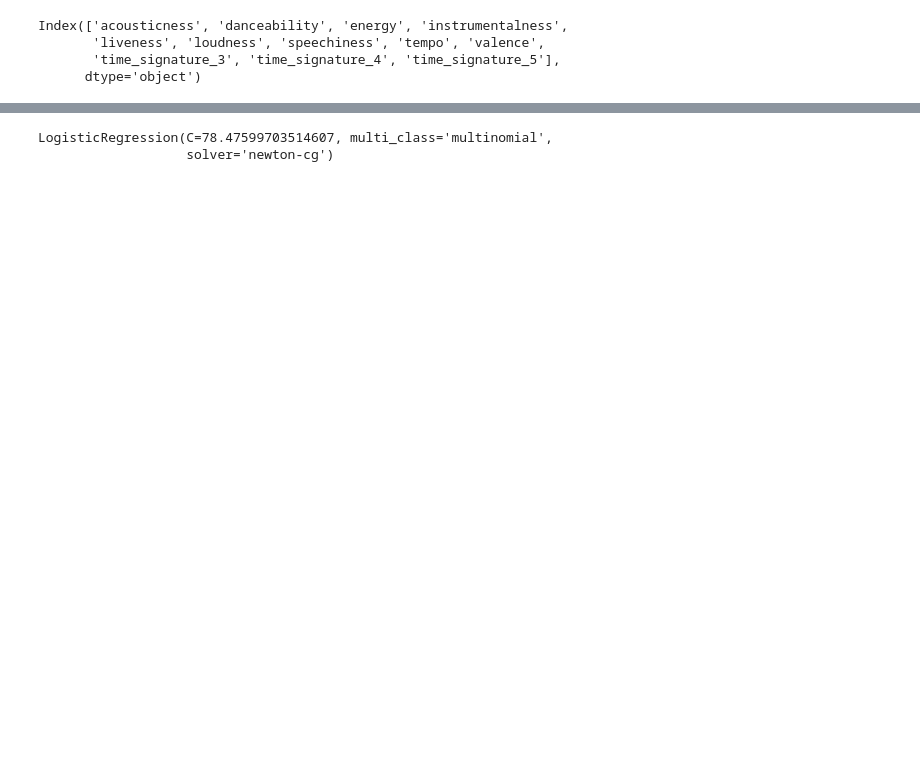
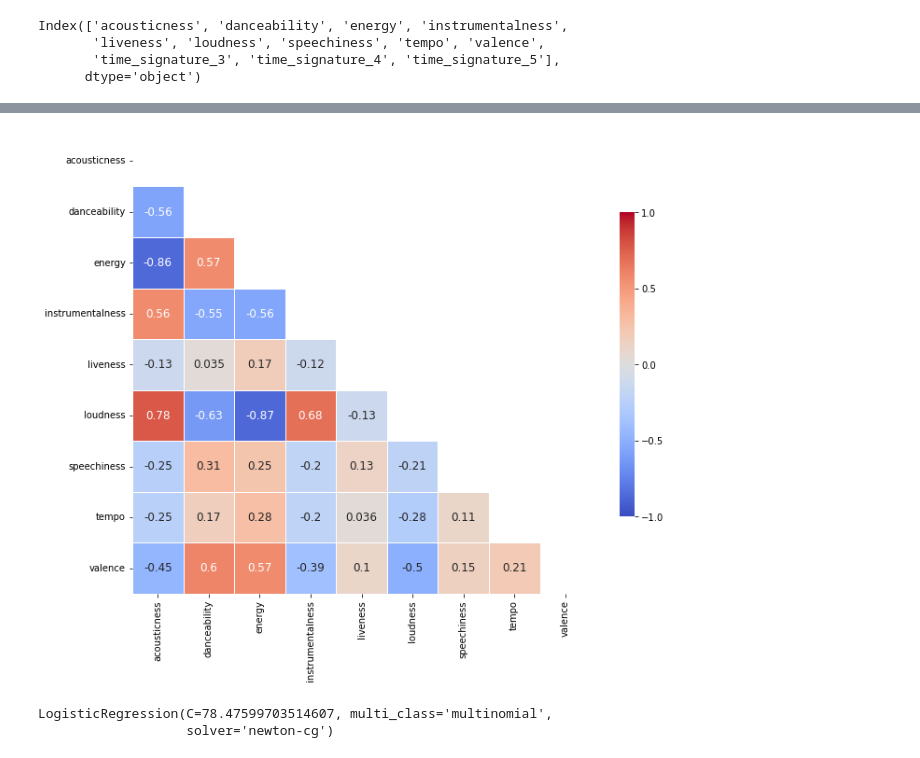
Before and after one commit to plspeziali/spotify-genre-predictor, a Jupyter notebook: spotify-genre-prediction-lr-mlp.ipynb, the cells around one changed output, grey strips where cells are left out. Cells and saved outputs as stored; diff of their text form; code cells hidden in the pictures; blank space fills up the shorter version.

```diff
--- a/spotify-genre-prediction-lr-mlp.ipynb
+++ b/spotify-genre-prediction-lr-mlp.ipynb
@@ -208,3 +246,7 @@ corr_heatmap(X_train)
+# %%
+corr_heatmap(X_train.drop(["time_signature_3","time_signature_4","time_signature_5"], axis=1))
+# %% [output]
+[figure, added]
 # %%
 # Currently the ‘multinomial’ option is supported only by the ‘lbfgs’, ‘sag’, ‘saga’ and ‘newton-cg’ solvers.
 # http://scikit-learn.org/stable/modules/generated/sklearn.linear_model.LogisticRegression.html#sklearn.linear_model.LogisticRegression
```
Also changed, not shown: parts of 15 cells of this notebook.
